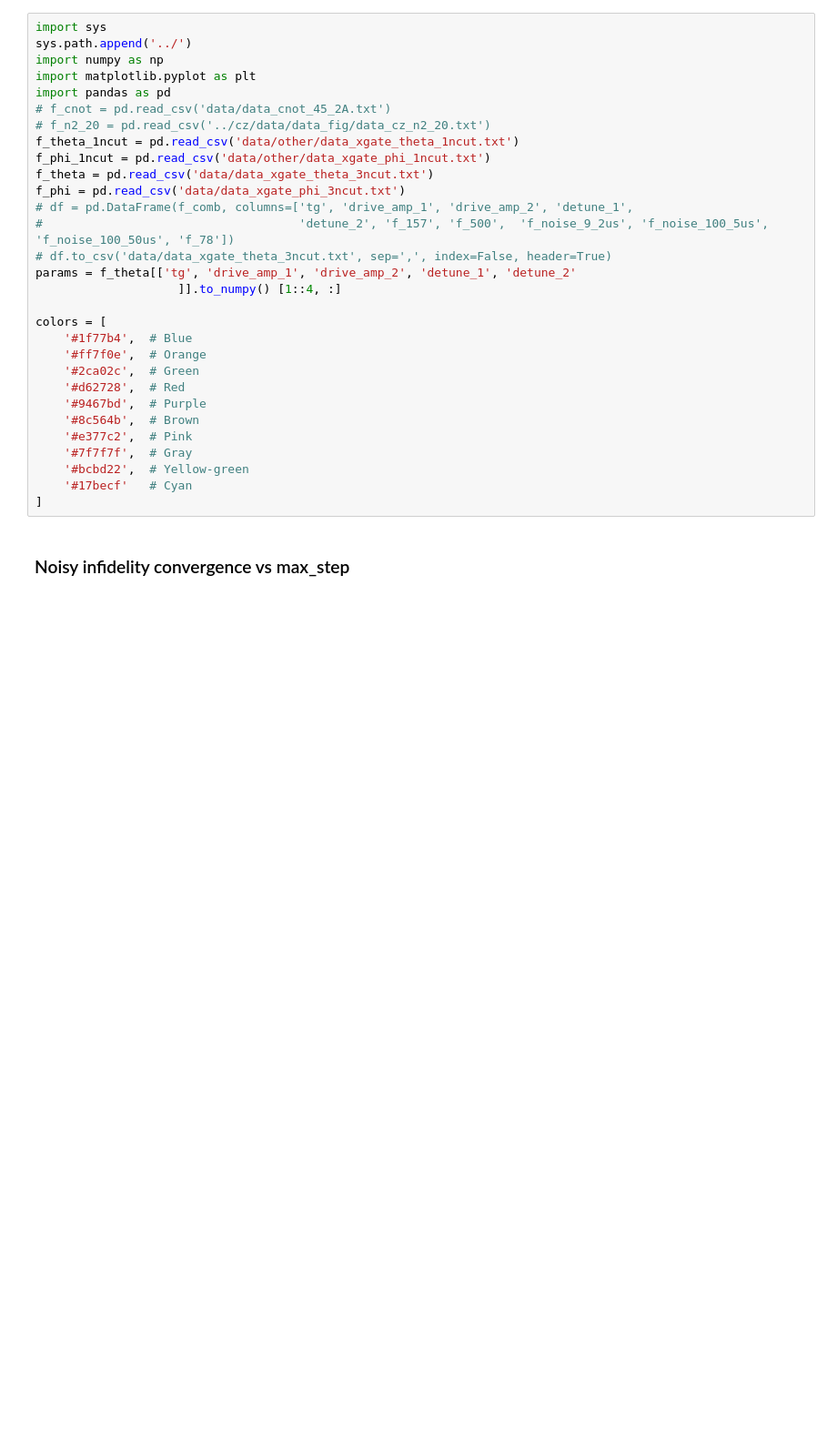
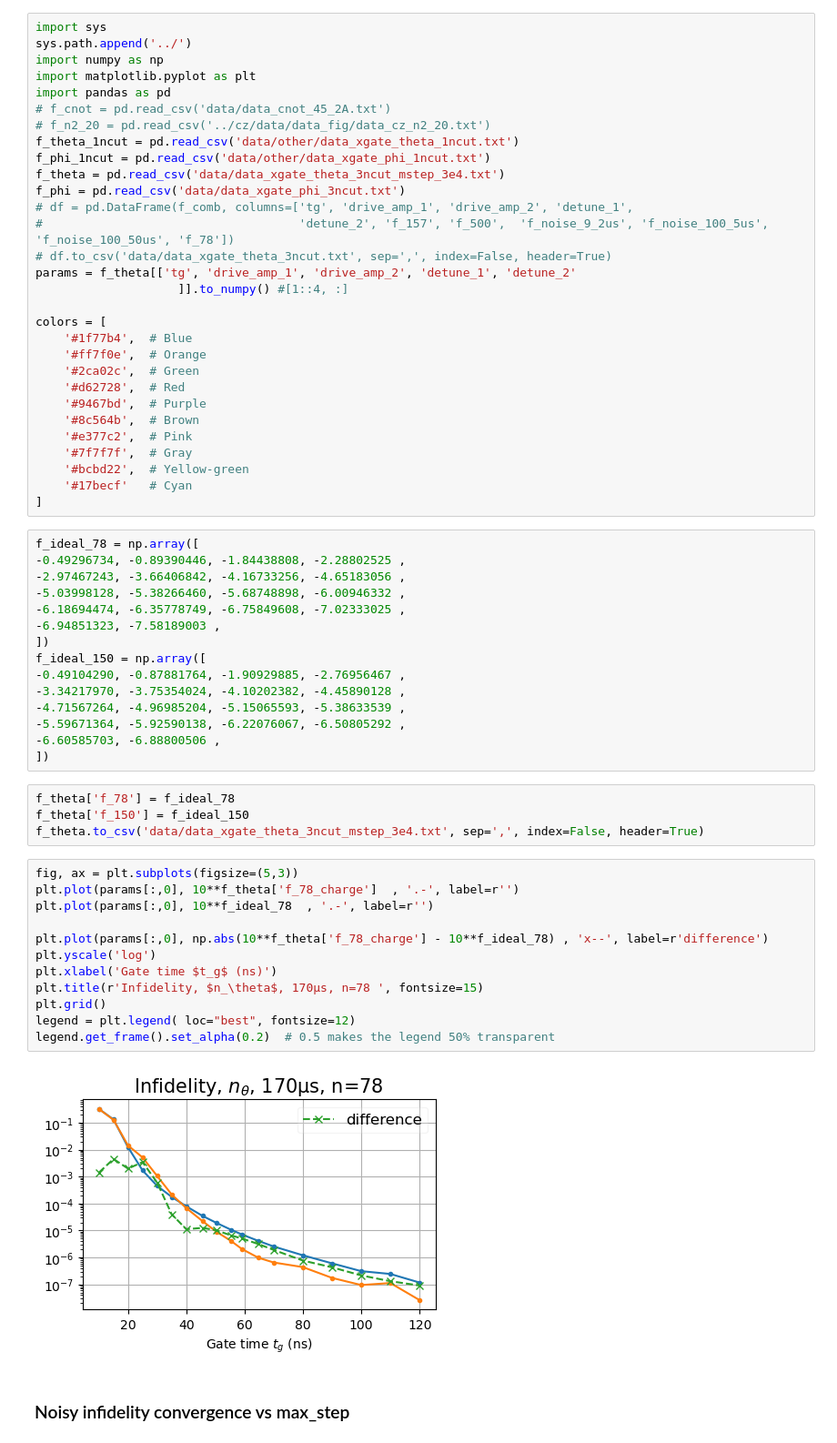
Before and after one commit to Zhenxing2020/two_qubit_gate_for_zero_pi_qubit, a Jupyter notebook: X_gate/Xgate_plot_theta.ipynb, the cells around one changed output. Shown at 91% size. Cells and saved outputs as stored; diff of their text form; blank space fills up the shorter version.

```diff
--- a/X_gate/Xgate_plot_theta.ipynb
+++ b/X_gate/Xgate_plot_theta.ipynb
@@ -8,13 +8,13 @@ import pandas as pd
 # f_n2_20 = pd.read_csv('../cz/data/data_fig/data_cz_n2_20.txt')
 f_theta_1ncut = pd.read_csv('data/other/data_xgate_theta_1ncut.txt')
 f_phi_1ncut = pd.read_csv('data/other/data_xgate_phi_1ncut.txt')
-f_theta = pd.read_csv('data/data_xgate_theta_3ncut.txt')
+f_theta = pd.read_csv('data/data_xgate_theta_3ncut_mstep_3e4.txt')
 f_phi = pd.read_csv('data/data_xgate_phi_3ncut.txt')
 # df = pd.DataFrame(f_comb, columns=['tg', 'drive_amp_1', 'drive_amp_2', 'detune_1',
 #                                    'detune_2', 'f_157', 'f_500',  'f_noise_9_2us', 'f_noise_100_5us', 'f_noise_100_50us', 'f_78'])
 # df.to_csv('data/data_xgate_theta_3ncut.txt', sep=',', index=False, header=True)
 params = f_theta[['tg', 'drive_amp_1', 'drive_amp_2', 'detune_1', 'detune_2'
-                    ]].to_numpy() [1::4, :]
+                    ]].to_numpy() #[1::4, :]
 
 colors = [
     '#1f77b4',  # Blue
@@ -28,6 +28,39 @@ colors = [
     '#bcbd22',  # Yellow-green
     '#17becf'   # Cyan
 ]
+# %%
+f_ideal_78 = np.array([
+-0.49296734, -0.89390446, -1.84438808, -2.28802525 ,
+-2.97467243, -3.66406842, -4.16733256, -4.65183056 ,
+-5.03998128, -5.38266460, -5.68748898, -6.00946332 ,
+-6.18694474, -6.35778749, -6.75849608, -7.02333025 ,
+-6.94851323, -7.58189003 ,
+])
+f_ideal_150 = np.array([
+-0.49104290, -0.87881764, -1.90929885, -2.76956467 ,
+-3.34217970, -3.75354024, -4.10202382, -4.45890128 ,
+-4.71567264, -4.96985204, -5.15065593, -5.38633539 ,
+-5.59671364, -5.92590138, -6.22076067, -6.50805292 ,
+-6.60585703, -6.88800506 ,
+])
+# %%
+f_theta['f_78'] = f_ideal_78
+f_theta['f_150'] = f_ideal_150
+f_theta.to_csv('data/data_xgate_theta_3ncut_mstep_3e4.txt', sep=',', index=False, header=True)
+# %%
+fig, ax = plt.subplots(figsize=(5,3))
+plt.plot(params[:,0], 10**f_theta['f_78_charge']  , '.-', label=r'')
+plt.plot(params[:,0], 10**f_ideal_78  , '.-', label=r'')
+
+plt.plot(params[:,0], np.abs(10**f_theta['f_78_charge'] - 10**f_ideal_78) , 'x--', label=r'difference')
+plt.yscale('log')
+plt.xlabel('Gate time $t_g$ (ns)')
+plt.title(r'Infidelity, $n_\theta$, 170μs, n=78 ', fontsize=15)
+plt.grid()
+legend = plt.legend( loc="best", fontsize=12)
+legend.get_frame().set_alpha(0.2)  # 0.5 makes the legend 50% transparent
+# %% [output]
+[figure, added]
 # %% [markdown]
 ### Noisy infidelity convergence vs max_step
 # %%
```
Also changed, not shown: parts of 1 cell of this notebook, 21 other files.
